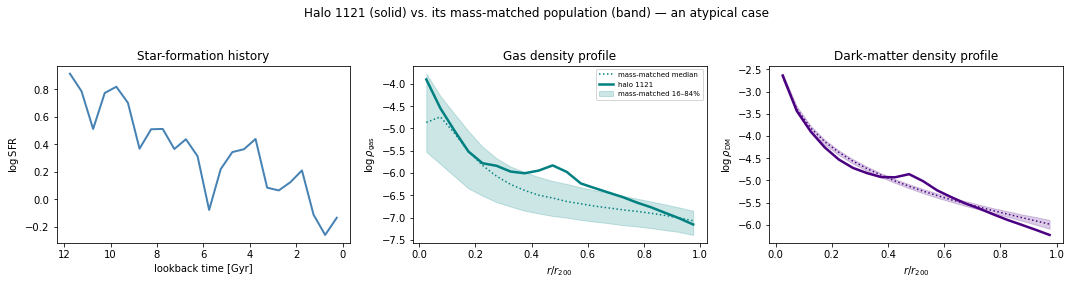
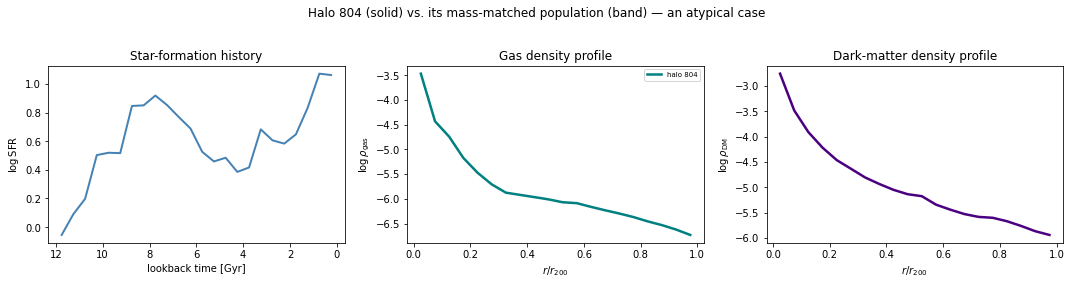
Code edit (unified diff) that turned the first committed figure into the second:
--- before
+++ after
@@ -18,14 +18,15 @@
 ax[0].set_xlabel("lookback time [Gyr]"); ax[0].set_ylabel(r"$\log {\rm SFR}$")
 ax[0].set_title("Star-formation history")
+
 # gas profile vs mass-matched band
-ax[1].fill_between(rad, gas_band[0], gas_band[2], color="teal", alpha=0.20,
-                   label="mass-matched 16–84%")
-ax[1].plot(rad, gas_band[1], color="teal", lw=1.5, ls=":", label="mass-matched median")
+# ax[1].fill_between(rad, gas_band[0], gas_band[2], color="teal", alpha=0.20,
+#                    label="mass-matched 16–84%")
+# ax[1].plot(rad, gas_band[1], color="teal", lw=1.5, ls=":", label="mass-matched median")
 ax[1].plot(rad, gas_rho[HALO], color="teal", lw=2.5, label=f"halo {HALO}")
 ax[1].set_xlabel(r"$r / r_{200}$"); ax[1].set_ylabel(r"$\log \rho_{\rm gas}$")
 ax[1].set_title("Gas density profile"); ax[1].legend(fontsize=7)
 # DM profile vs mass-matched band
-ax[2].fill_between(rad, dm_band[0], dm_band[2], color="indigo", alpha=0.20)
-ax[2].plot(rad, dm_band[1], color="indigo", lw=1.5, ls=":")
+# ax[2].fill_between(rad, dm_band[0], dm_band[2], color="indigo", alpha=0.20)
+# ax[2].plot(rad, dm_band[1], color="indigo", lw=1.5, ls=":")
 ax[2].plot(rad, dm_rho[HALO], color="indigo", lw=2.5)
 ax[2].set_xlabel(r"$r / r_{200}$"); ax[2].set_ylabel(r"$\log \rho_{\rm DM}$")

Commit: revised